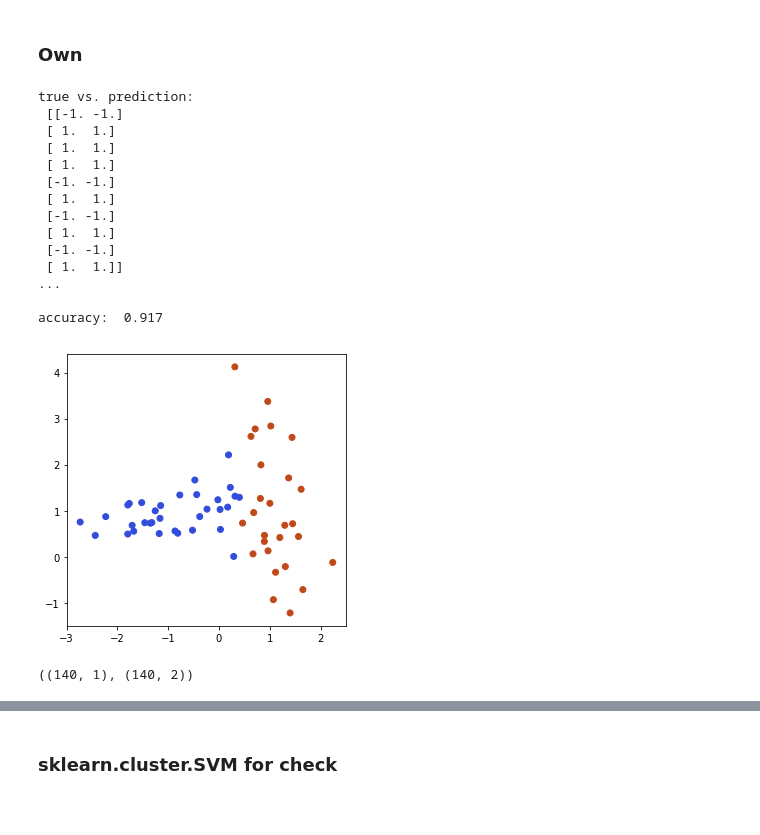
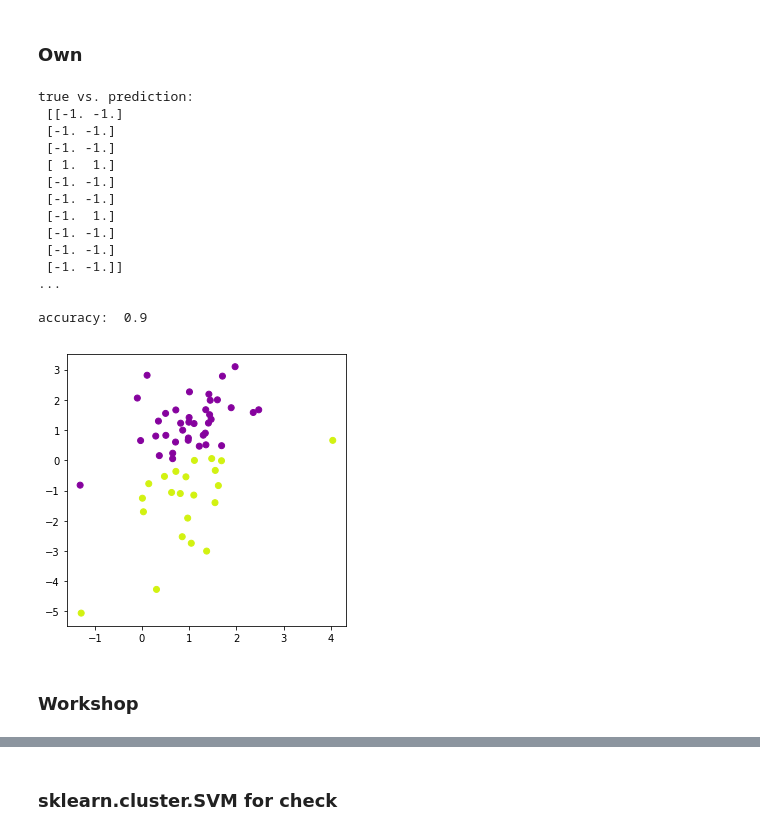
Before and after one commit to Antonyo314/dru-ML-algorithms, a Jupyter notebook: 6. SVM.ipynb, the cells around one changed output, grey strips where cells are left out. Saved outputs shown, nothing was run; the diff lists cells and outputs as text; code cells hidden in the pictures.

```diff
--- a/6. SVM.ipynb
+++ b/6. SVM.ipynb
@@ -55,15 +56,15 @@ def support_vector_machines_classifier(X, y, w_init=None, C=1,
                                                  kernel_type, sigma, r, d))
                                      for i in range(len(y))]).sum()
 
-    regularization = lambda w: kernel(w[1:], w[1:],\
-                                      kernel_type, sigma, r, d) / (2 * C)
+    regularization = lambda w: kernel(w[1:], w[1:], kernel_type, sigma, r, d)\
+                                / (2 * C)
 
     w = scipy.optimize.minimize(lambda w: hinge_loss(w) + regularization(w),
                                 w_init).x
     return w
 
 def support_vector_machines_prediction(w, X, kernel_type='linear', sigma=1, r=0, d=1):
-    return np.array([sign(kernel(x, w[1:], kernel_type, sigma, r, d)) for x in X - w[0]])
+    return np.array([sign(kernel(x, w[1:], kernel_type, sigma, r, d) - w[0]) for x in X])
 # %% [markdown]
 ### SVM (Support Vector Machines) from workshop
 # %%
@@ -296,39 +322,36 @@ train_labels:
 ### Own
 # %%
 w_init = None
-C = 2
-kernel_type = 'linear'
-sigma = 2
+C = 0.1
+kernel_type = 'linear' # 'linear', 'polynomial', 'radial', 'gaussian'
+sigma = 1
 r = 2
 d = 1
 
 w = support_vector_machines_classifier(train_data, train_labels, w_init, C, kernel_type, sigma, r, d)
 test_labels_predict = support_vector_machines_prediction(w, test_data, kernel_type, sigma, r, d)
 
 print_result(test_labels, test_labels_predict, cut = 10)
 if train_data.shape[1] == 2 and (train_data.dtype.type == np.float64
                                  or train_data.dtype.type == np.int64):
     #plot_2f_dataset(train_data, train_labels_predict)
     plot_2f_dataset(test_data, test_labels_predict)
 # %% [output]
 true vs. prediction:
  [[-1. -1.]
- [ 1.  1.]
- [ 1.  1.]
- [ 1.  1.]
+ [-1. -1.]
  [-1. -1.]
  [ 1.  1.]
  [-1. -1.]
- [ 1.  1.]
  [-1. -1.]
- [ 1.  1.]]
+ [-1.  1.]
+ [-1. -1.]
+ [-1. -1.]
+ [-1. -1.]]
 ...
 
-accuracy:  0.917
+accuracy:  0.9
-[figure, old version]
+[figure, new version]
-# %%
-train_labels = train_labels.reshape((len(train_labels),1))
-train_labels.shape, train_data.shape
-# %% [output]
-((140, 1), (140, 2))
+# %% [markdown]
+### Workshop
 # %%
```
Also changed, not shown: parts of 11 cells of this notebook.
